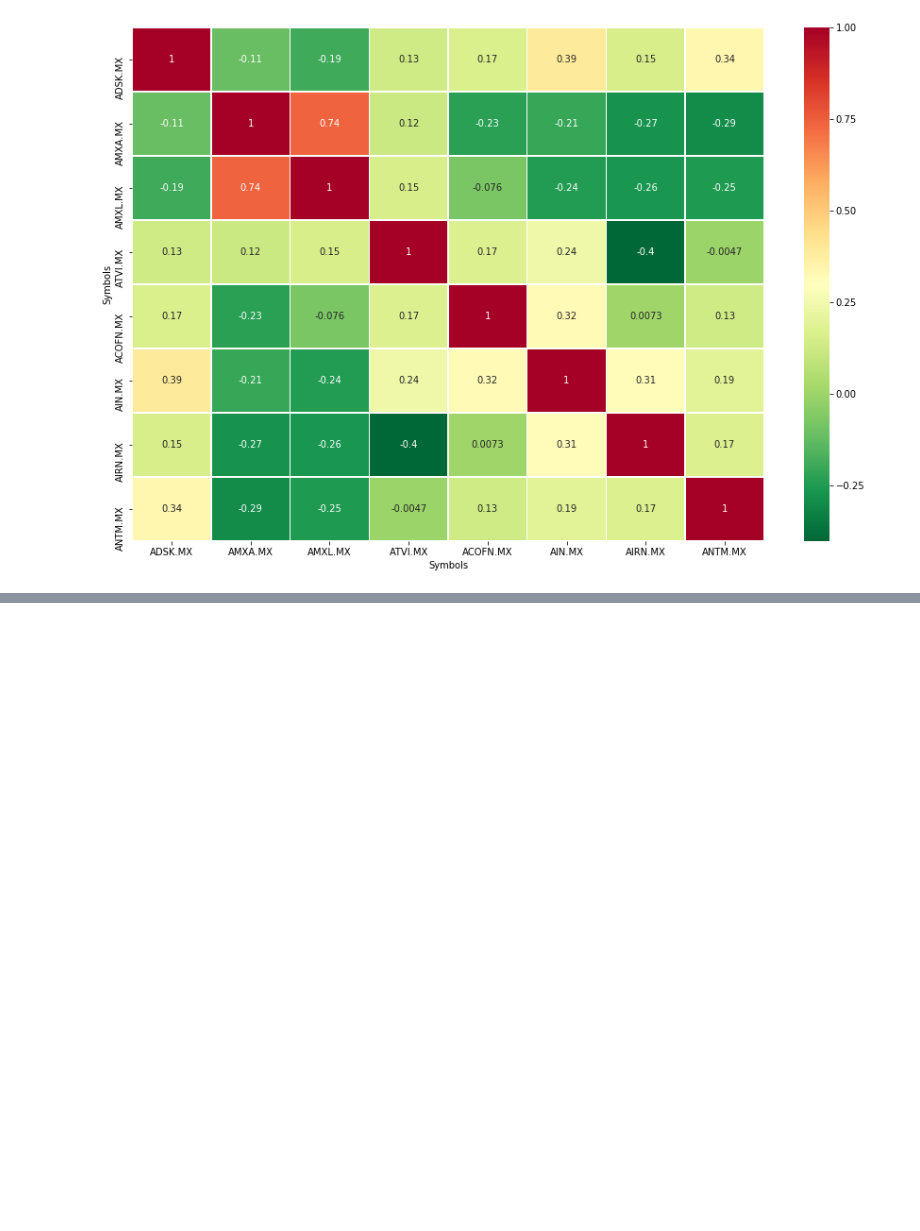
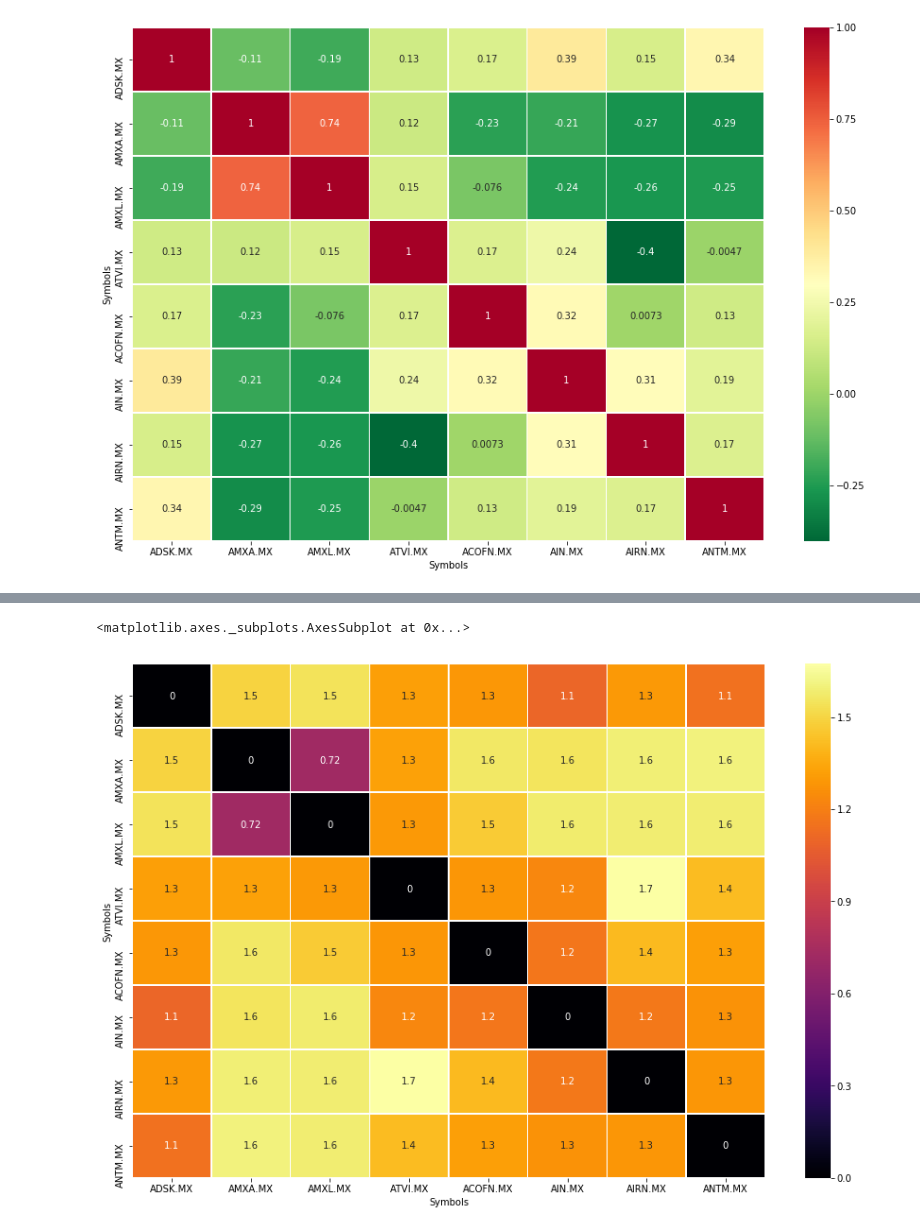
Before and after one commit to LuisGCanales/proyecto_final_TDA_2022-1, a Jupyter notebook: tmp.ipynb, the cells around one changed output, grey strips where cells are left out. Saved outputs shown, nothing was run; the diff lists cells and outputs as text; code cells hidden in the pictures; blank space fills up the shorter version.

```diff
--- a/tmp.ipynb
+++ b/tmp.ipynb
@@ -90,0 +102,7 @@ sns.heatmap(corr, cmap='RdYlGn_r', linewidths=0.5, annot=True)
+# %%
+dist_matrix = np.sqrt(2*(1-corr))
+# %%
+sns.heatmap(dist_matrix, cmap='inferno', linewidths=0.5, annot=True)
+# %% [output]
+<matplotlib.axes._subplots.AxesSubplot at 0x...>
+[figure, added]
```
Also changed, not shown: parts of 3 cells of this notebook.
